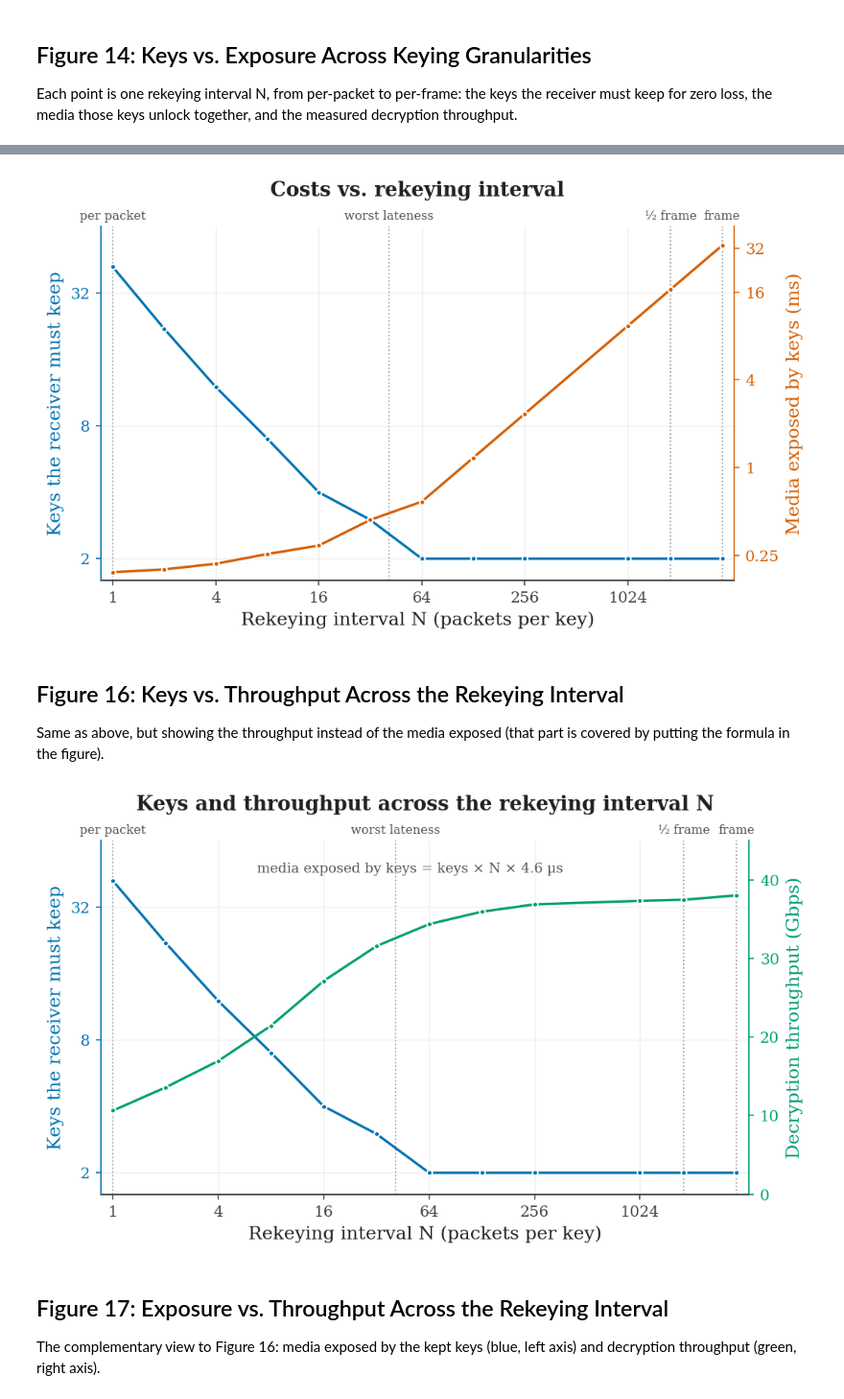
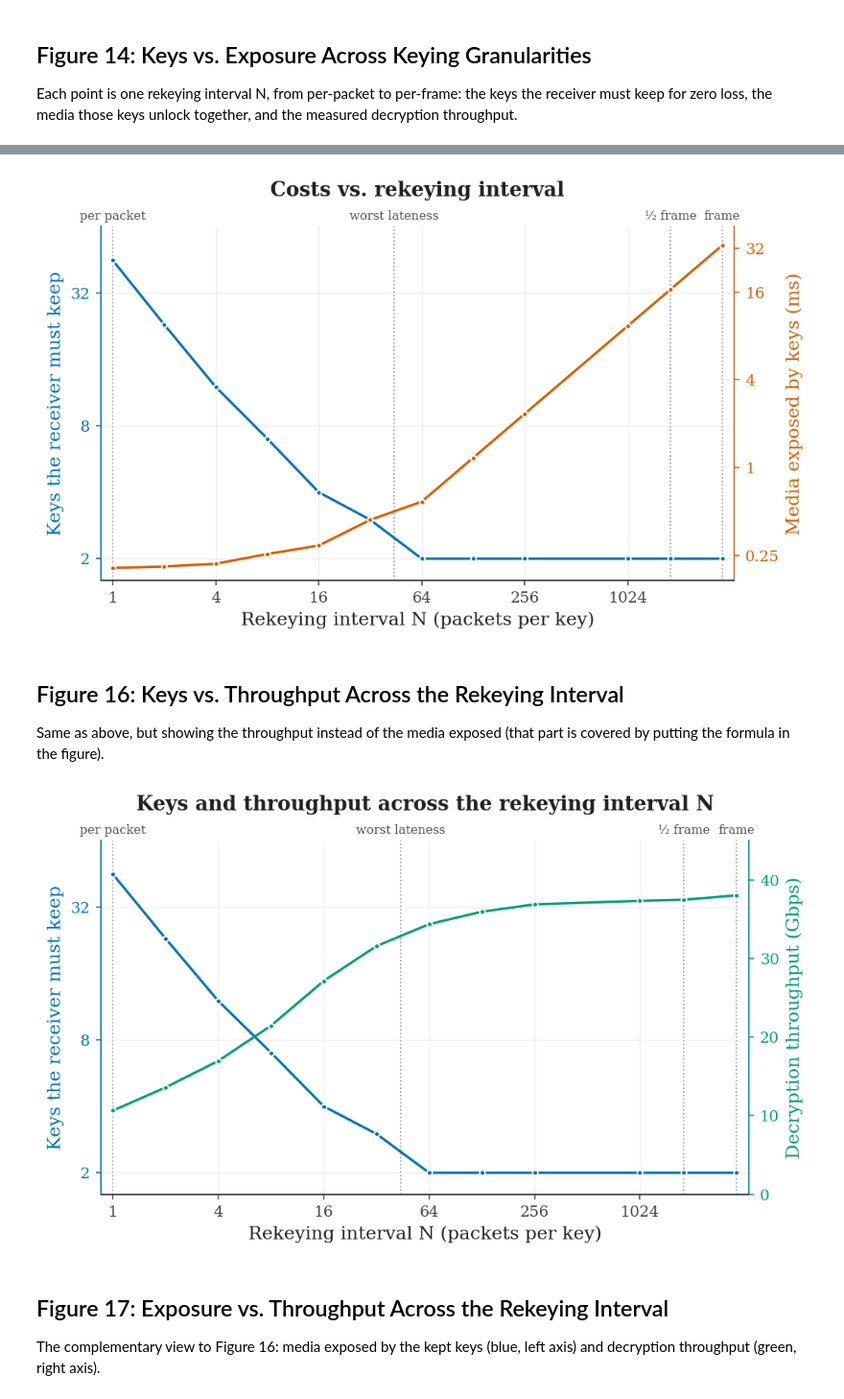
Before and after one commit to spring-epfl/SafeCast, a Jupyter notebook: GENERATE_FIGURES.ipynb, the cells around one changed output, grey strips where cells are left out. Shown at 96% size. Drawn from its saved outputs; the diff is of its cells as text; code cells hidden in the pictures.

```diff
--- a/GENERATE_FIGURES.ipynb
+++ b/GENERATE_FIGURES.ipynb
@@ -1819,7 +1818,7 @@ keying exposes more media.
 
 # the three base values
 base = realistic[('packet', 'disturbed')][1424]
-L = int(base['lateness_max'])
+L = -(-(50_000 + 150_000) // int(base['spacing_ns']))  # analytic worst lateness = 44 (skew+jitter over the tightest send gap)
 spacing_ms = base['spacing_ns'] / 1e6
 PPF = int(base['ppf'])
 
@@ -1885,7 +1884,7 @@ plt.savefig(FIGURES_DIR / 'fig15_fs_tradeoff_vs_n.pdf')
 plt.savefig(FIGURES_DIR / 'fig15_fs_tradeoff_vs_n.png')
 plt.show()
 # %% [output]
-[figure, old version]
+[figure, new version]
 # %% [markdown]
 ## Figure 16: Keys vs. Throughput Across the Rekeying Interval
 
@@ -1896,7 +1895,7 @@ Same as above, but showing the throughput instead of the media exposed
 
 # the three base values
 base = realistic[('packet', 'disturbed')][1424]
-L = int(base['lateness_max'])
+L = -(-(50_000 + 150_000) // int(base['spacing_ns']))  # analytic worst lateness = 44 (skew+jitter over the tightest send gap)
 spacing_us = base['spacing_ns'] / 1e3
 PPF = int(base['ppf'])
 
@@ -1918,11 +1917,6 @@ axT = axK.twinx()
 # the storage cost and the performance payoff, one per y axis
 axK.plot(Ns, keys, color=BLUE, lw=1.6, marker='o', markersize=3.5, zorder=3)
 axT.plot(Ns, th, color=GREEN, lw=1.6, marker='o', markersize=3.5, zorder=3)
-
-axK.text(50, 0.91,
-         f'media exposed by keys = keys × N × {spacing_us:.1f} µs',
-         fontsize=9, color='#555', ha='center',
-         transform=axK.get_xaxis_transform())
 
 for N, name in [(1, 'per packet'), (L, 'worst lateness'),
                 (PPF // 2, '½ frame'), (PPF, 'frame')]:
@@ -1935,34 +1929,34 @@ axK.set_xticks([1, 4, 16, 64, 256, 1024])
 axK.set_xticklabels(['1', '4', '16', '64', '256', '1024'])
 axK.xaxis.set_minor_locator(ticker.NullLocator())
 axK.set_xlim(0.85, 4300)
 axK.set_xlabel('Rekeying interval N (packets per key)')
 
 axK.set_yscale('log')
 axK.set_yticks([2, 8, 32])
 axK.set_yticklabels(['2', '8', '32'])
 axK.yaxis.set_minor_locator(ticker.NullLocator())
 axK.set_ylim(1.6, 64)
 axK.set_ylabel('Keys the receiver must keep', color=BLUE)
 axK.tick_params(axis='y', colors=BLUE)
 axK.spines['left'].set_color(BLUE)
 
 axT.set_ylim(0, 45)
 axT.set_yticks([0, 10, 20, 30, 40])
 axT.set_ylabel('Decryption throughput (Gbps)', color=GREEN)
 axT.tick_params(axis='y', colors=GREEN)
 axT.spines['right'].set_visible(True)
 axT.spines['right'].set_color(GREEN)
 axT.grid(False)
 axT.spines['left'].set_visible(False)
 
 axK.set_title('Keys and throughput across the rekeying interval N', pad=20)
 
 plt.tight_layout()
 plt.savefig(FIGURES_DIR / 'fig16_keys_throughput_vs_n.pdf')
 plt.savefig(FIGURES_DIR / 'fig16_keys_throughput_vs_n.png')
 plt.show()
 # %% [output]
-[figure, old version]
+[figure, new version]
 # %% [markdown]
 ## Figure 17: Exposure vs. Throughput Across the Rekeying Interval
 
```
Also changed, not shown: parts of 13 cells of this notebook.
